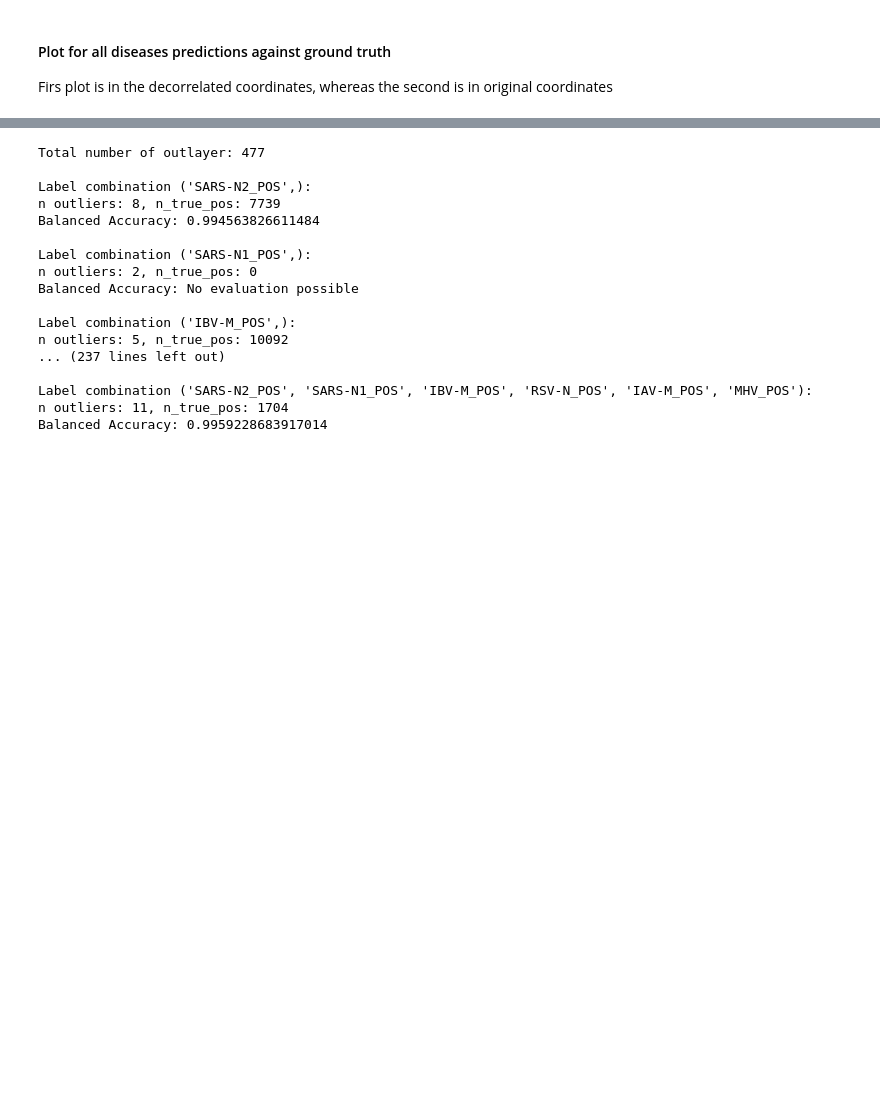
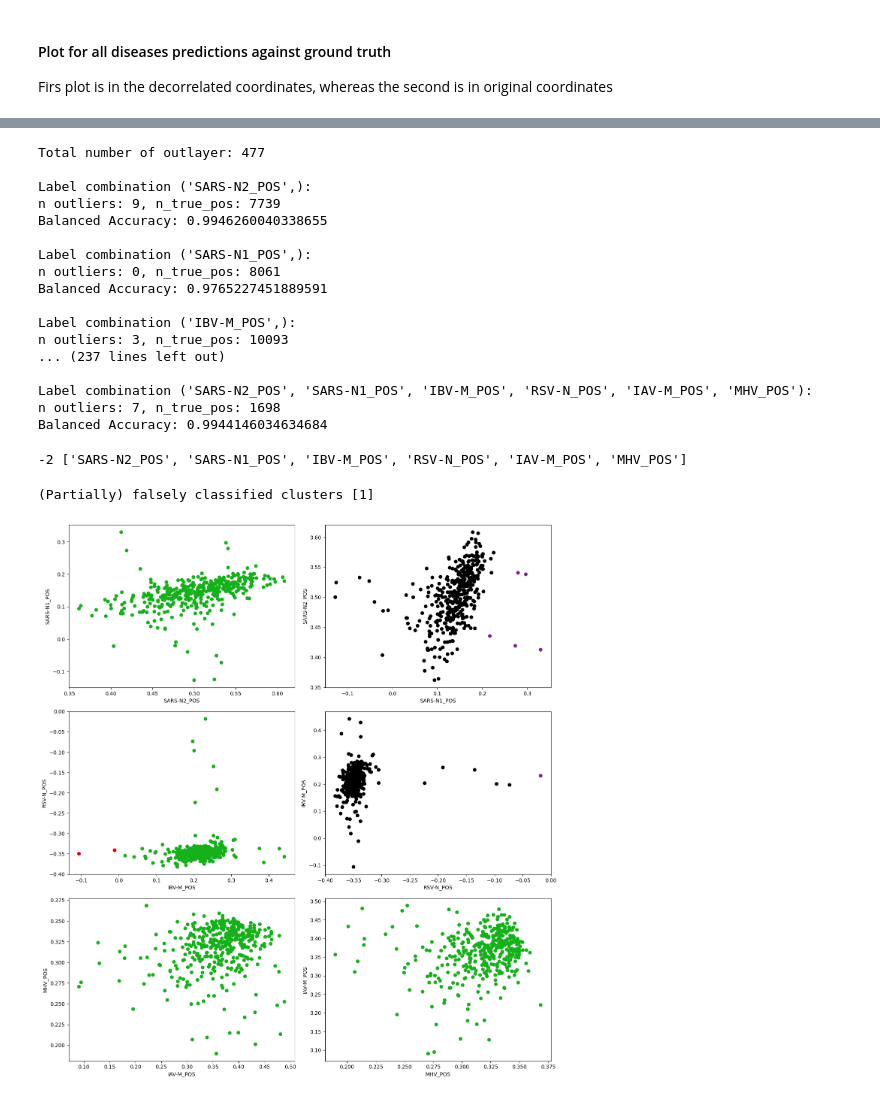
Before and after one commit to ncograf/pcr-classification, a Jupyter notebook: code/whitness_based/whitnes_density_classifier_di.ipynb, the cells around one changed output, grey strips where cells are left out. Drawn from its saved outputs; the diff is of its cells as text; code cells hidden in the pictures; blank space fills up the shorter version.

```diff
--- a/code/whitness_based/whitnes_density_classifier_di.ipynb
+++ b/code/whitness_based/whitnes_density_classifier_di.ipynb
@@ -150,21 +141,21 @@ Balanced Accuracy (Specificity + Recall) / 2: 0.9675106120833636
 # %%
-validation_lib.validate_combinations(df_di, df_decision, verbosity=0)
+validation_lib.validate_combinations(df_di, df_predictions, verbosity=0)
 # %% [output]
 Total number of outlayer: 477
 
 Label combination ('SARS-N2_POS',):
-n outliers: 8, n_true_pos: 7739
-Balanced Accuracy: 0.994563826611484
+n outliers: 9, n_true_pos: 7739
+Balanced Accuracy: 0.9946260040338655
 
 Label combination ('SARS-N1_POS',):
-n outliers: 2, n_true_pos: 0
-Balanced Accuracy: No evaluation possible
+n outliers: 0, n_true_pos: 8061
+Balanced Accuracy: 0.9765227451889591
 
 Label combination ('IBV-M_POS',):
-n outliers: 5, n_true_pos: 10092
+n outliers: 3, n_true_pos: 10093
 ... (237 lines left out)
 
 Label combination ('SARS-N2_POS', 'SARS-N1_POS', 'IBV-M_POS', 'RSV-N_POS', 'IAV-M_POS', 'MHV_POS'):
-n outliers: 11, n_true_pos: 1704
-Balanced Accuracy: 0.9959228683917014
+n outliers: 7, n_true_pos: 1698
+Balanced Accuracy: 0.9944146034634684
 # %%
@@ -171,0 +163,21 @@ df_result.to_csv("test_di.csv")
+# %%
+decision.assign_true_cluster_labels(df_gt=df_ground_trouth)
+print(-2, decision.prediction_axis)
+for c in decision.cluster_dict.keys():
+    #print(c, decision.cluster_dict[c].active)
+    pass
+# %% [output]
+-2 ['SARS-N2_POS', 'SARS-N1_POS', 'IBV-M_POS', 'RSV-N_POS', 'IAV-M_POS', 'MHV_POS']
+# %%
+
+false_clusters = [1]
+df_false_data, df_false_predictions, df_false_ground_truth = validation_lib.get_false_cluster_for_plotting(df_data_points=df_data_points,
+                                                                                                           df_predictions=df_predictions,
+                                                                                                           df_ground_truth=df_ground_trouth,
+                                                                                                           clusters=decision.cluster_dict,
+                                                                                                           false_clusters=false_clusters)
+print(f"(Partially) falsely classified clusters {false_clusters}")
+plot_lib.plot_pairwise_selection(data_points=df_false_data, selected_pairs=selected_pairs, predictions=df_false_predictions, ground_trouth=df_false_ground_truth)
+# %% [output]
+(Partially) falsely classified clusters [1]
+[figure, added]
```
Also changed, not shown: parts of 4 cells of this notebook, 4 other files.
